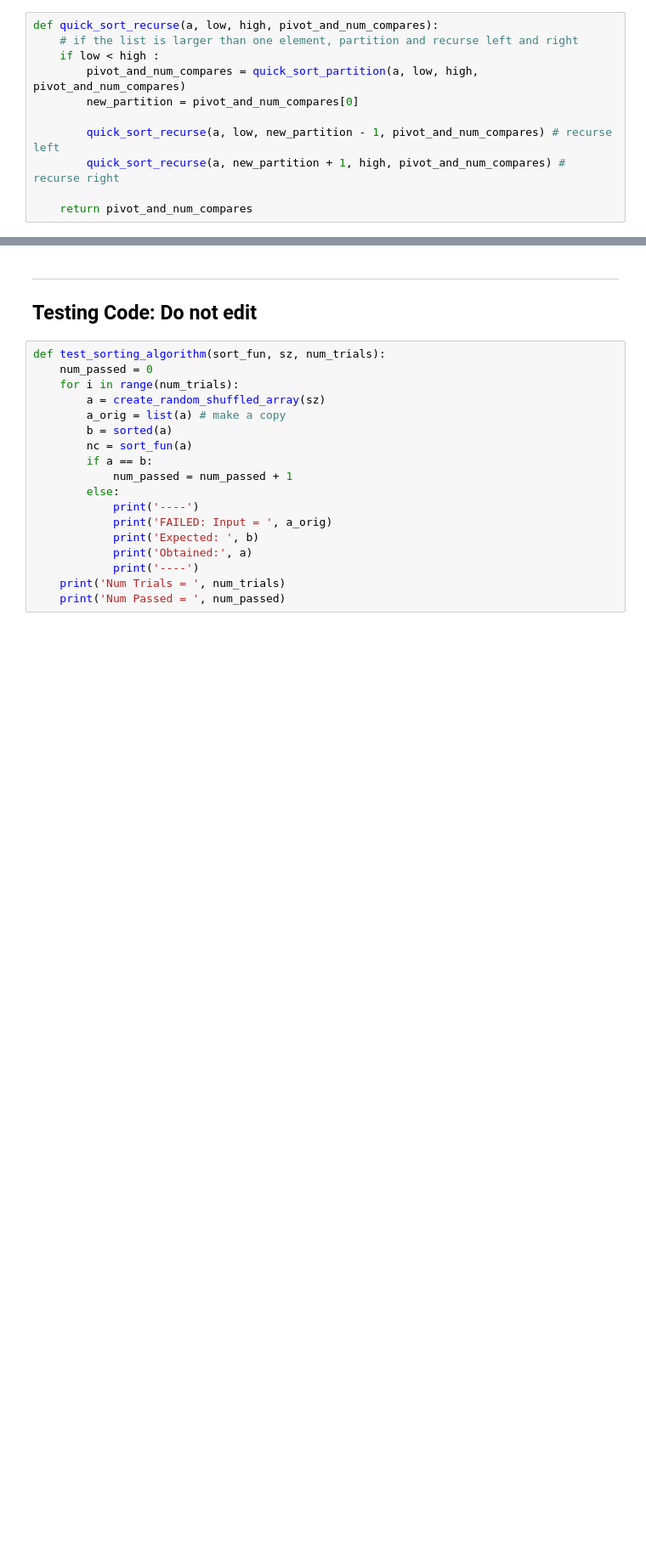
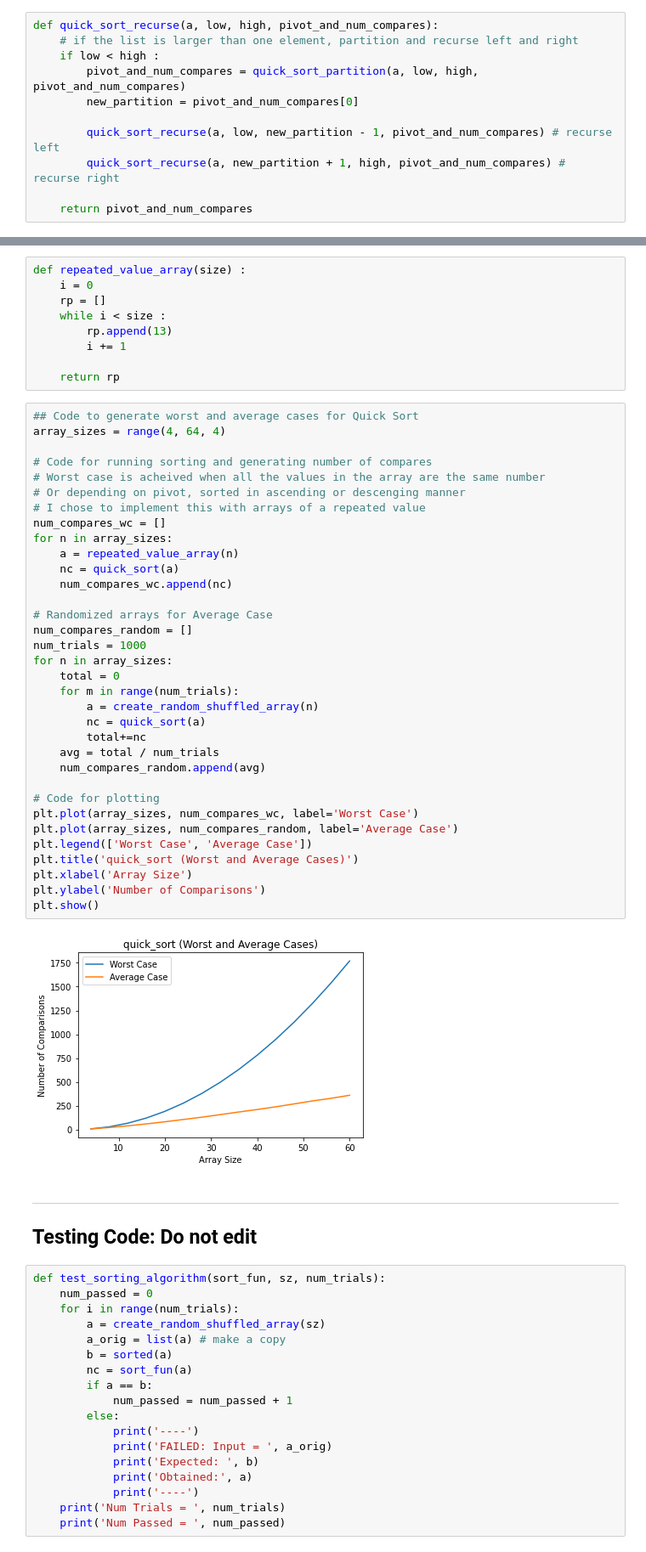
Before and after one commit to Julia-Immer/Algorithms-Homework, a Jupyter notebook: Programming-Assignment-1-Sorting.ipynb, the cells around one changed output, grey strips where cells are left out. Shown at 85% size. Drawn from its saved outputs; the diff is of its cells as text; blank space fills up the shorter version.

```diff
--- a/Programming-Assignment-1-Sorting.ipynb
+++ b/Programming-Assignment-1-Sorting.ipynb
@@ -405,3 +401,48 @@ __Todo: explain what the worst and average cases are. Explain how you would craf
+# %%
+def repeated_value_array(size) :
+    i = 0
+    rp = []
+    while i < size :
+        rp.append(13)
+        i += 1
+
+    return rp
+# %%
+## Code to generate worst and average cases for Quick Sort
+array_sizes = range(4, 64, 4)
+
+# Code for running sorting and generating number of compares
+# Worst case is acheived when all the values in the array are the same number
+# Or depending on pivot, sorted in ascending or descenging manner
+# I chose to implement this with arrays of a repeated value
+num_compares_wc = []
+for n in array_sizes:
+    a = repeated_value_array(n)
+    nc = quick_sort(a)
+    num_compares_wc.append(nc)
+
+# Randomized arrays for Average Case
+num_compares_random = []
+num_trials = 1000
+for n in array_sizes:
+    total = 0
+    for m in range(num_trials):
+        a = create_random_shuffled_array(n)
+        nc = quick_sort(a)
+        total+=nc
+    avg = total / num_trials
+    num_compares_random.append(avg)
+
+# Code for plotting
+plt.plot(array_sizes, num_compares_wc, label='Worst Case')
+plt.plot(array_sizes, num_compares_random, label='Average Case')
+plt.legend(['Worst Case', 'Average Case'])
+plt.title('quick_sort (Worst and Average Cases)')
+plt.xlabel('Array Size')
+plt.ylabel('Number of Comparisons')
+plt.show()
+# %% [output]
+[figure, added]
 # %% [markdown]
 -----
 ## Testing Code: Do not edit
```
Also changed, not shown: parts of 17 cells of this notebook.
